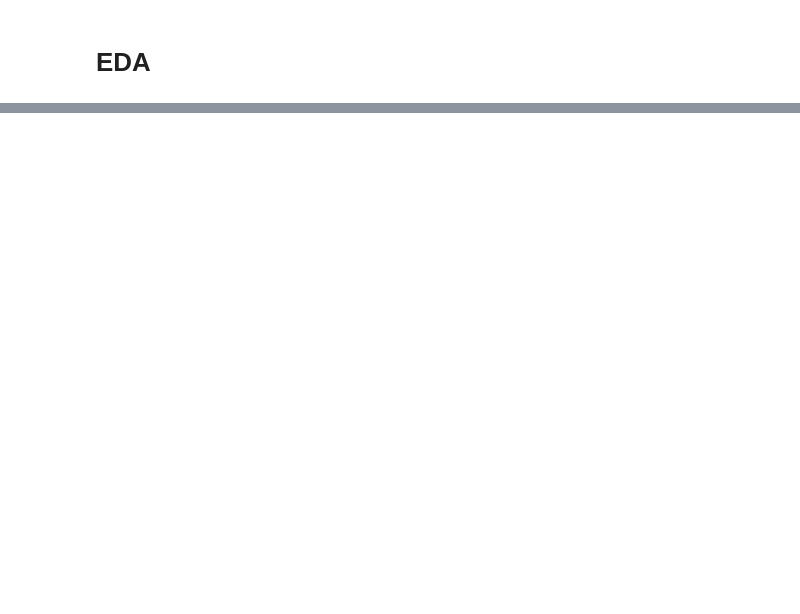
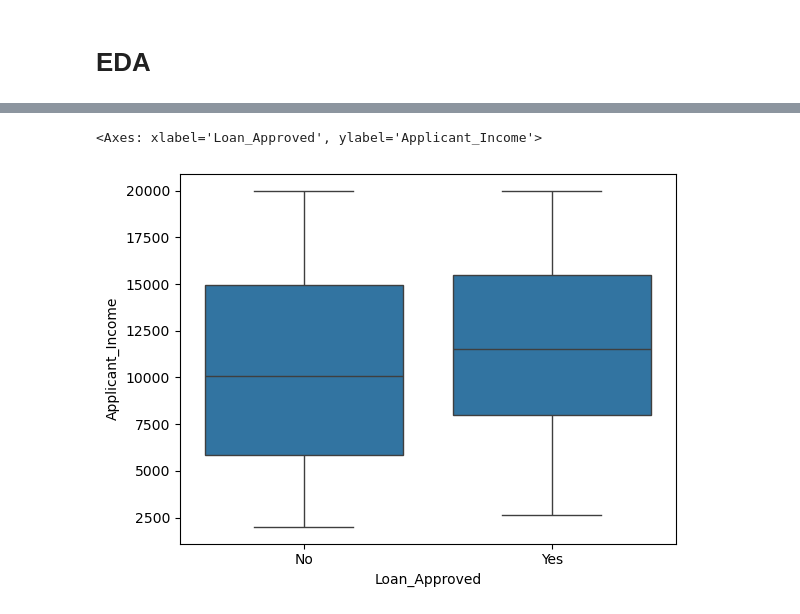
Before and after one commit to EppaHarsha/Loan_Approval_System, a Jupyter notebook: loan_approval_system.ipynb, the cells around one changed output, grey strips where cells are left out. Saved outputs shown, nothing was run; the diff lists cells and outputs as text; code cells hidden in the pictures; blank space fills up the shorter version.

Commit message:
Completed CreditWise Loan Approval Project

```diff
--- a/loan_approval_system.ipynb
+++ b/loan_approval_system.ipynb
@@ -38,0 +80,11 @@ Name: count, dtype: int64
+# %%
+#outlier - boxplot
+
+sns.boxplot(
+    data = data,
+    x="Loan_Approved",
+    y="Applicant_Income",
+)
+# %% [output]
+<Axes: xlabel='Loan_Approved', ylabel='Applicant_Income'>
+[figure, added]
```
Also changed, not shown: parts of 23 cells of this notebook.
